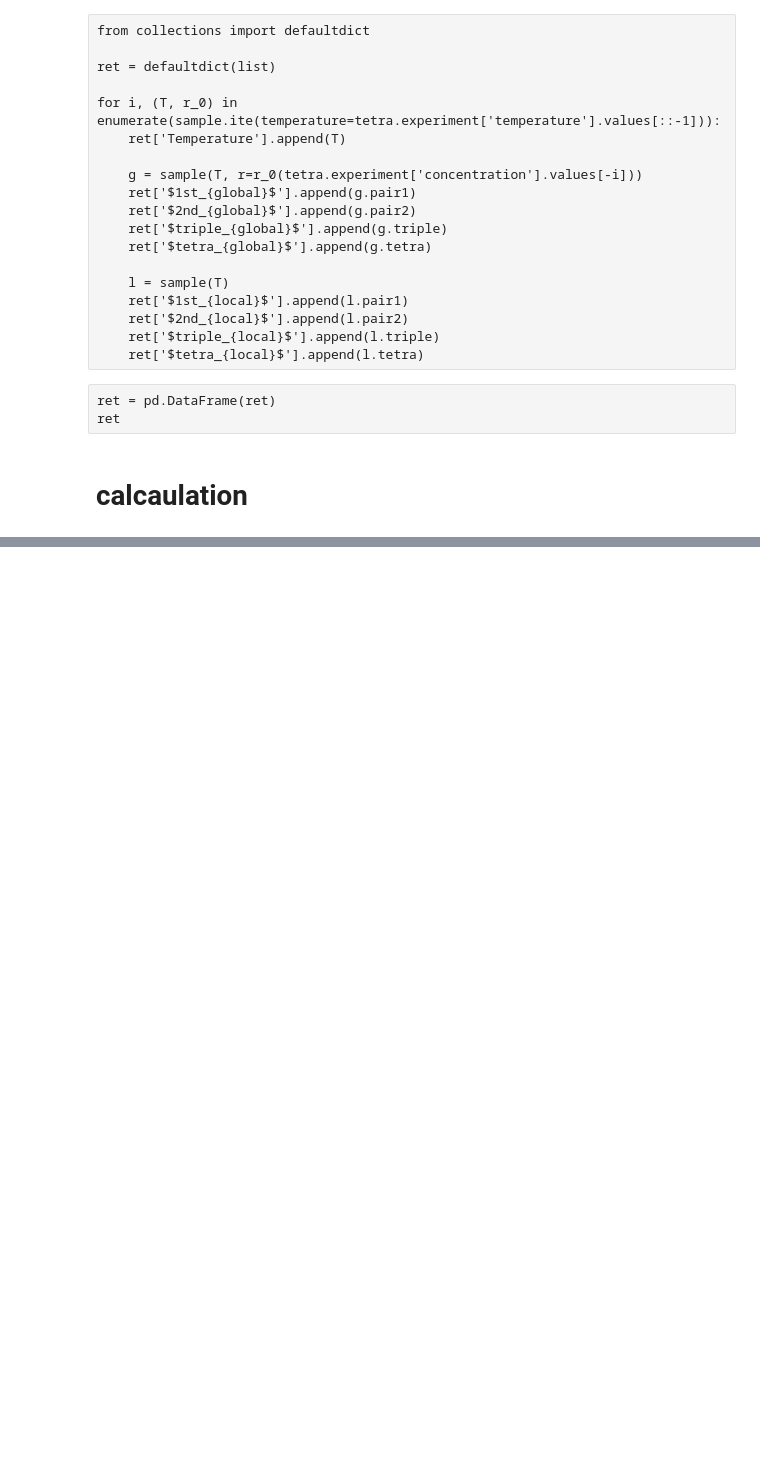
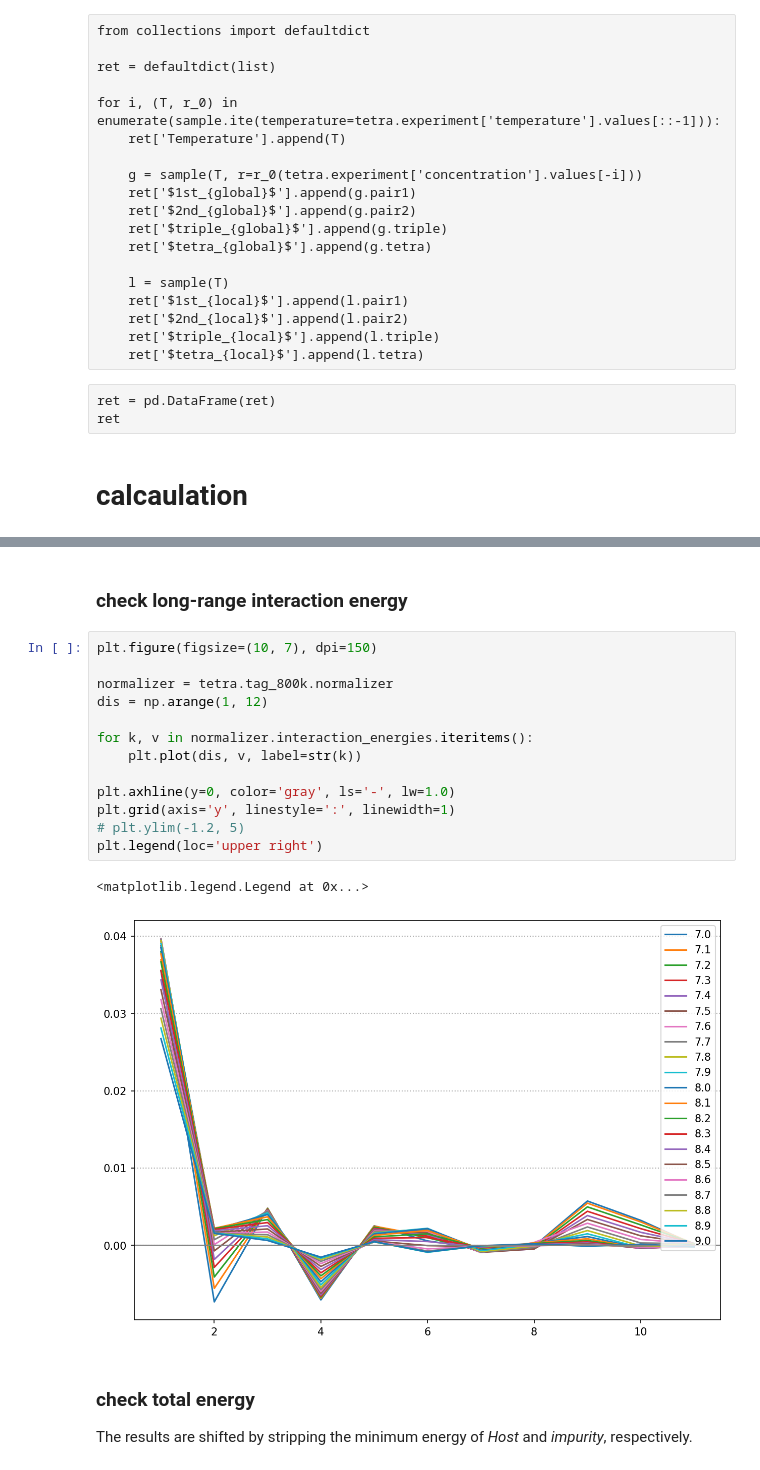
Before and after one commit to TsumiNa/CVM, a Jupyter notebook: samples/tetrahedron.ipynb, the cells around one changed output, grey strips where cells are left out. Cells and saved outputs as stored; diff of their text form; blank space fills up the shorter version.

Commit message:
Merge (#4)
* checkpoint

* seems something bugs

* checkpoint

* checkpoint

* checkpoint

* checkpoint

* update

```diff
--- a/samples/tetrahedron.ipynb
+++ b/samples/tetrahedron.ipynb
@@ -91,0 +149,22 @@ T=1200.000 Concentration=50.0000% Counts=44
+# %% [markdown]
+### check long-range interaction energy
+# %%
+plt.figure(figsize=(10, 7), dpi=150)
+
+normalizer = tetra.tag_800k.normalizer
+dis = np.arange(1, 12)
+
+for k, v in normalizer.interaction_energies.iteritems():
+    plt.plot(dis, v, label=str(k))
+
+plt.axhline(y=0, color='gray', ls='-', lw=1.0)
+plt.grid(axis='y', linestyle=':', linewidth=1)
+# plt.ylim(-1.2, 5)
+plt.legend(loc='upper right')
+# %% [output]
+<matplotlib.legend.Legend at 0x...>
+[figure, added]
+# %% [markdown]
+### check total energy
+
+The results are shifted by stripping the minimum energy of *Host* and *impurity*, respectively.
```
Also changed, not shown: parts of 32 cells of this notebook, 17 other files.
